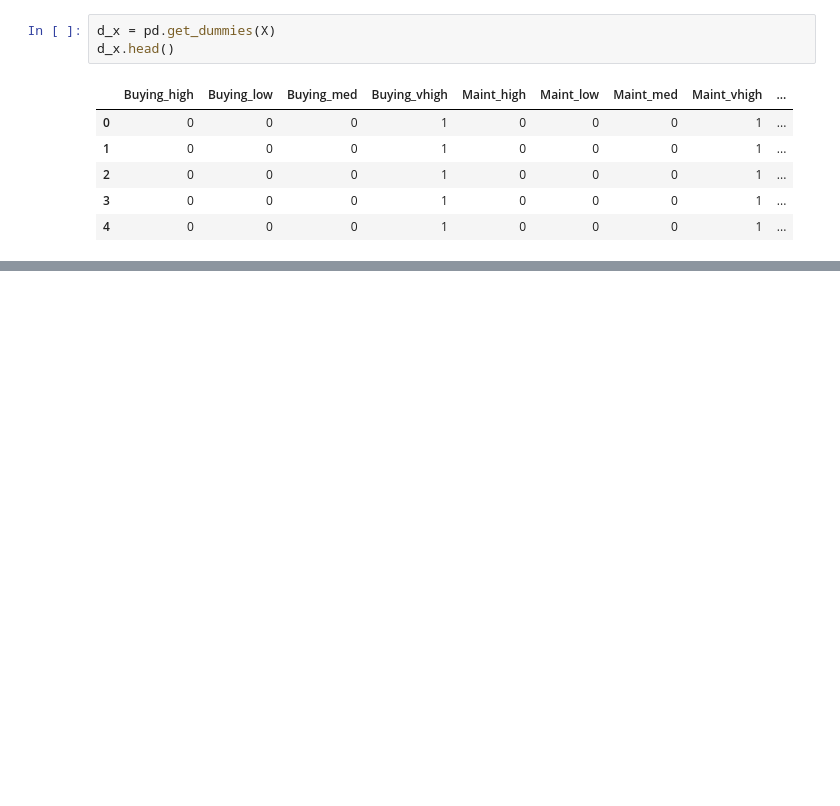
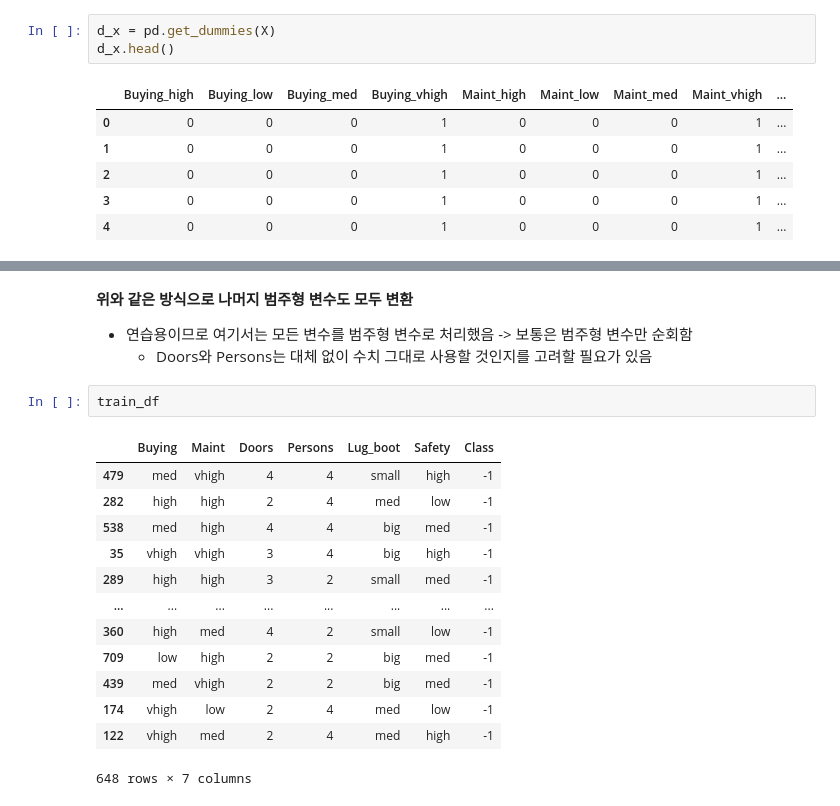
Before and after one commit to lullu303/DataScience2, a Jupyter notebook: 예측분석/필수전처리/07_ 범주형 변수 처리.ipynb, the cells around one changed output, grey strips where cells are left out. Saved outputs shown, nothing was run; the diff lists cells and outputs as text; blank space fills up the shorter version.

```diff
--- a/예측분석/필수전처리/07_ 범주형 변수 처리.ipynb
+++ b/예측분석/필수전처리/07_ 범주형 변수 처리.ipynb
@@ -108,0 +321,20 @@ d_x.head()
+# %% [markdown]
+**위와 같은 방식으로 나머지 범주형 변수도 모두 변환**
+- 연습용이므로 여기서는 모든 변수를 범주형 변수로 처리했음 -> 보통은 범주형 변수만 순회함
+    - Doors와 Persons는 대체 없이 수치 그대로 사용할 것인지를 고려할 필요가 있음
+# %%
+train_df
+# %% [output]
+|  | Buying | Maint | Doors | Persons | Lug_boot | Safety | Class |
+| 479 | med | vhigh | 4 | 4 | small | high | -1 |
+| 282 | high | high | 2 | 4 | med | low | -1 |
+| 538 | med | high | 4 | 4 | big | med | -1 |
+| 35 | vhigh | vhigh | 3 | 4 | big | high | -1 |
+| 289 | high | high | 3 | 2 | small | med | -1 |
+| ... | ... | ... | ... | ... | ... | ... | ... |
+| 360 | high | med | 4 | 2 | small | low | -1 |
+| 709 | low | high | 2 | 2 | big | med | -1 |
+| 439 | med | vhigh | 2 | 2 | big | med | -1 |
+| 174 | vhigh | low | 2 | 4 | med | low | -1 |
+| 122 | vhigh | med | 2 | 4 | med | high | -1 |
+648 rows × 7 columns
```
Also changed, not shown: parts of 37 cells of this notebook.
